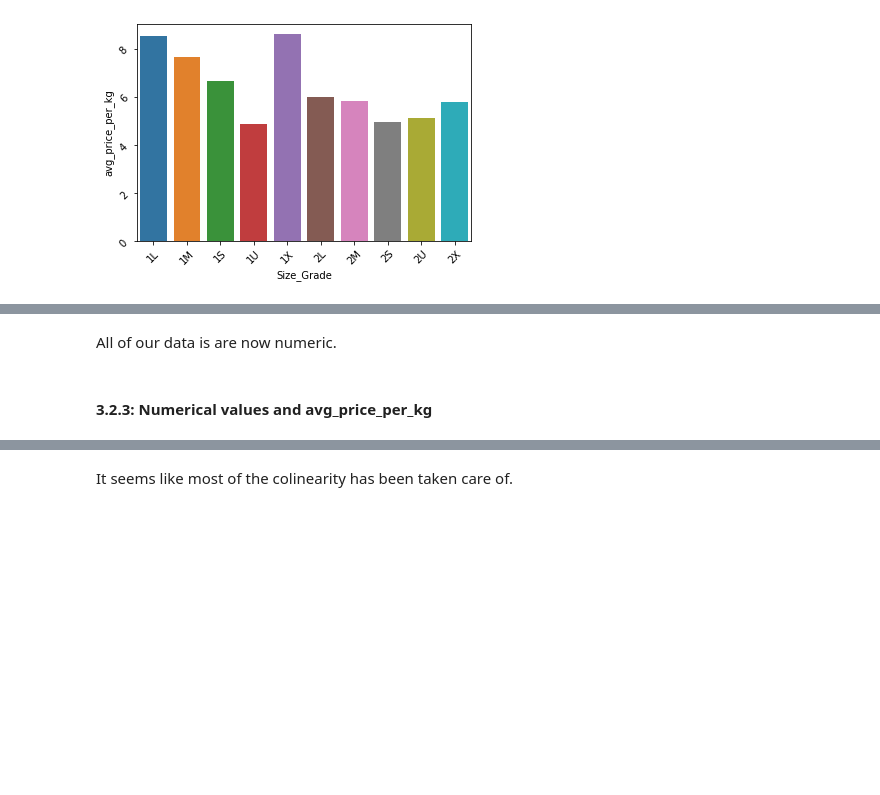
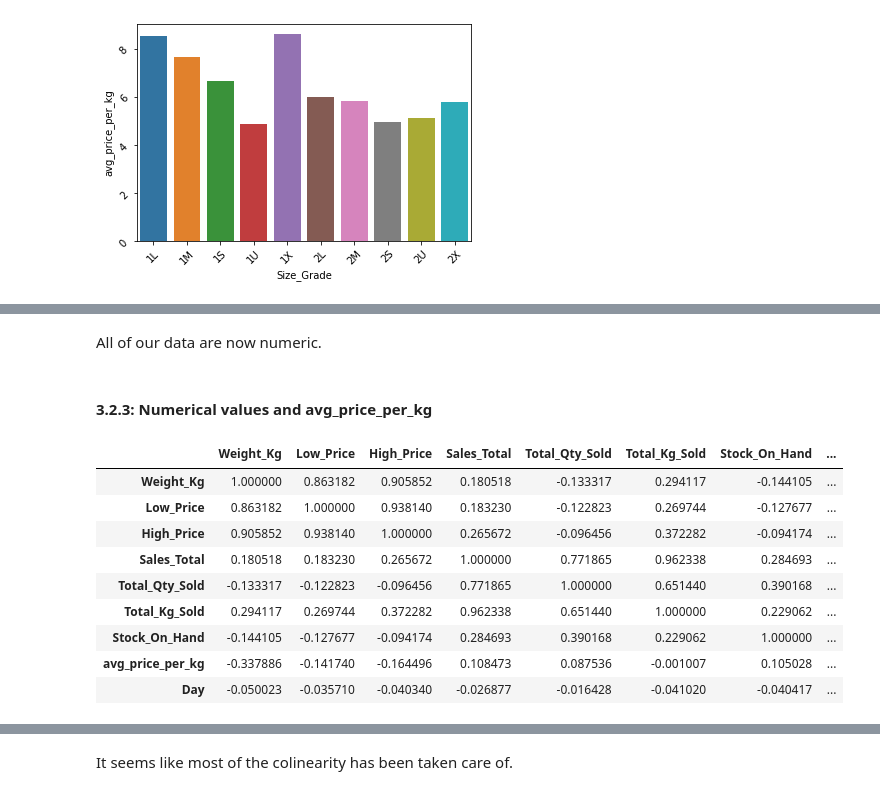
Before and after one commit to Jason-F/JM2_Team_Project, a Jupyter notebook: JM2_Regression_Project_v0.8.ipynb, the cells around one changed output, grey strips where cells are left out. Saved outputs shown, nothing was run; the diff lists cells and outputs as text; code cells hidden in the pictures; blank space fills up the shorter version.

```diff
--- a/JM2_Regression_Project_v0.8.ipynb
+++ b/JM2_Regression_Project_v0.8.ipynb
@@ -372,5 +428,18 @@ memory usage: 264.7 KB
 # %% [markdown]
-All of our data is are now numeric.
+All of our data are now numeric.
 # %% [markdown]
 #### 3.2.3: Numerical values and avg_price_per_kg
+# %%
+train.corr()
+# %% [output]
+|  | Weight_Kg | Low_Price | High_Price | Sales_Total | Total_Qty_Sold | Total_Kg_Sold | Stock_On_Hand | ... |
+| Weight_Kg | 1.000000 | 0.863182 | 0.905852 | 0.180518 | -0.133317 | 0.294117 | -0.144105 | ... |
+| Low_Price | 0.863182 | 1.000000 | 0.938140 | 0.183230 | -0.122823 | 0.269744 | -0.127677 | ... |
+| High_Price | 0.905852 | 0.938140 | 1.000000 | 0.265672 | -0.096456 | 0.372282 | -0.094174 | ... |
+| Sales_Total | 0.180518 | 0.183230 | 0.265672 | 1.000000 | 0.771865 | 0.962338 | 0.284693 | ... |
+| Total_Qty_Sold | -0.133317 | -0.122823 | -0.096456 | 0.771865 | 1.000000 | 0.651440 | 0.390168 | ... |
+| Total_Kg_Sold | 0.294117 | 0.269744 | 0.372282 | 0.962338 | 0.651440 | 1.000000 | 0.229062 | ... |
+| Stock_On_Hand | -0.144105 | -0.127677 | -0.094174 | 0.284693 | 0.390168 | 0.229062 | 1.000000 | ... |
+| avg_price_per_kg | -0.337886 | -0.141740 | -0.164496 | 0.108473 | 0.087536 | -0.001007 | 0.105028 | ... |
+| Day | -0.050023 | -0.035710 | -0.040340 | -0.026877 | -0.016428 | -0.041020 | -0.040417 | ... |
 # %% [markdown]
```
Also changed, not shown: parts of 33 cells of this notebook.
